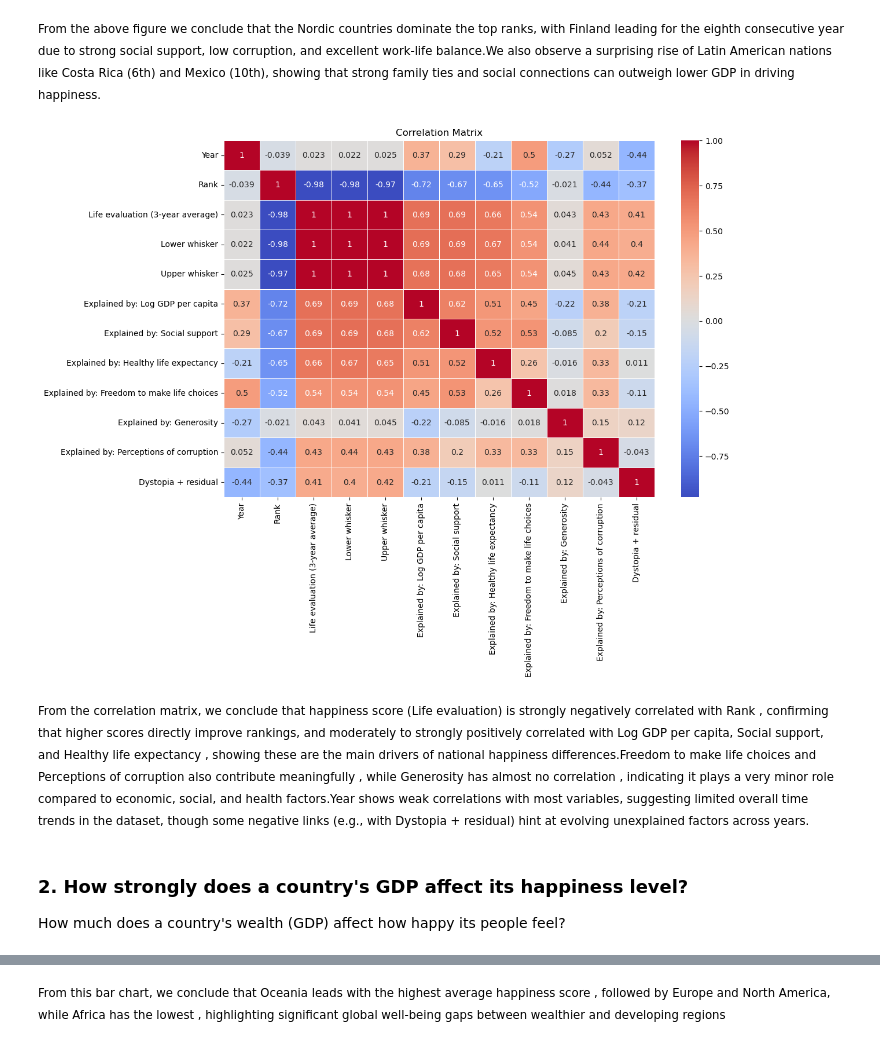
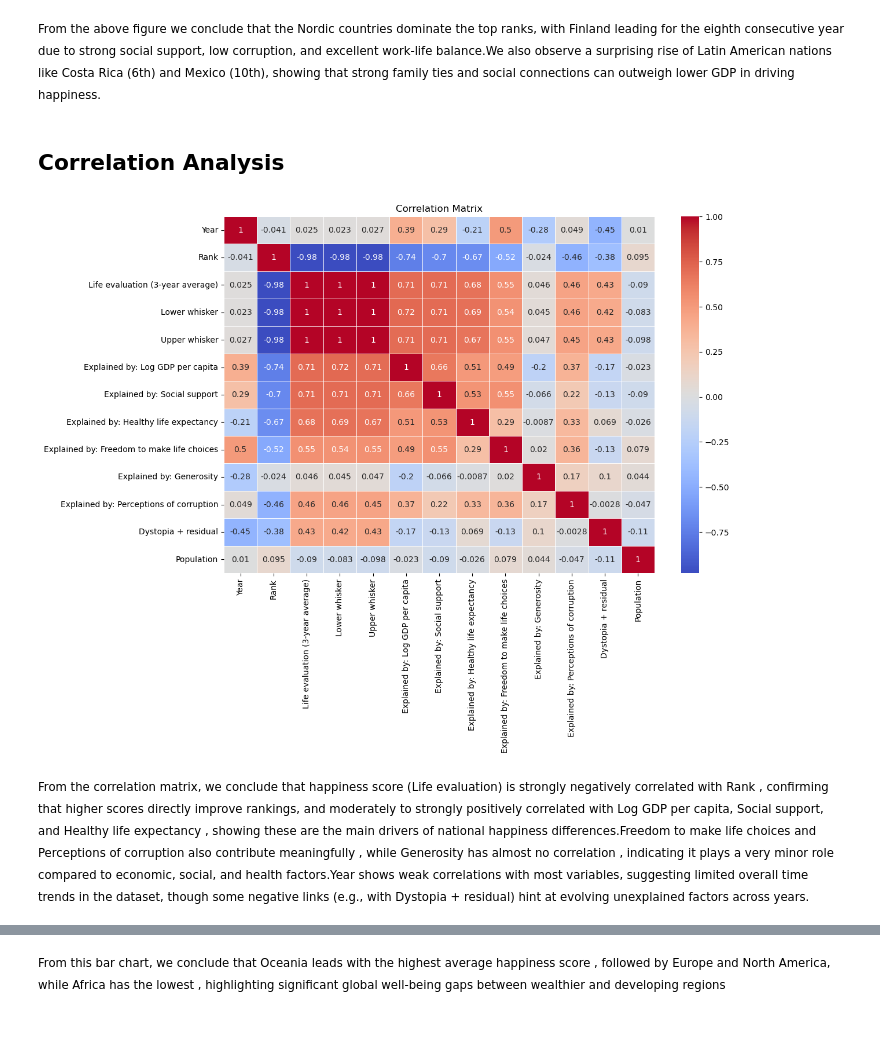
Before and after one commit to sagamohamedsaedaden-dotcom/World-Happiness-Report-2025, a Jupyter notebook: WHR2025.ipynb, the cells around one changed output, grey strips where cells are left out. Saved outputs shown, nothing was run; the diff lists cells and outputs as text; code cells hidden in the pictures.

```diff
--- a/WHR2025.ipynb
+++ b/WHR2025.ipynb
@@ -103,22 +162,23 @@ Passing `palette` without assigning `hue` is deprecated and will be removed in v
 <small>
 From the above figure we conclude that the Nordic countries dominate the top ranks, with Finland leading for the eighth consecutive year due to strong social support, low corruption, and excellent work-life balance.We also observe a surprising rise of Latin American nations like Costa Rica (6th) and Mexico (10th), showing that strong family ties and social connections can outweigh lower GDP in driving happiness.
 </small>
+# %% [markdown]
+## Correlation Analysis
 # %%
-numeric_columns=df_merge.select_dtypes(include=['float64','Int64']).columns
+# Select numeric columns
+numeric_columns=df_final.select_dtypes(include=['float64','Int64']).columns
 
-corr_matrix=df_merge[numeric_columns].corr()
+# Compute correlation matrix
+corr_matrix=df_final[numeric_columns].corr()
 
 # plot
 plt.figure(figsize=(12, 8))
 sns.heatmap(corr_matrix,annot=True,cmap='coolwarm',linewidths=0.5)
 plt.title('Correlation Matrix')
 plt.show()
 # %% [output]
-[figure, old version]
+[figure, new version]
 # %% [markdown]
 <small>
 From the correlation matrix, we conclude that happiness score (Life evaluation) is strongly negatively correlated with Rank , confirming that higher scores directly improve rankings, and moderately to strongly positively correlated with Log GDP per capita, Social support, and Healthy life expectancy , showing these are the main drivers of national happiness differences.Freedom to make life choices and Perceptions of corruption also contribute meaningfully , while Generosity has almost no correlation , indicating it plays a very minor role compared to economic, social, and health factors.Year shows weak correlations with most variables, suggesting limited overall time trends in the dataset, though some negative links (e.g., with Dystopia + residual) hint at evolving unexplained factors across years.
 </small>
-# %% [markdown]
-### 2. How strongly does a country's GDP affect its happiness level?
-How much does a country's wealth (GDP) affect how happy its people feel?
```
Also changed, not shown: parts of 53 cells of this notebook, 10 other files.
